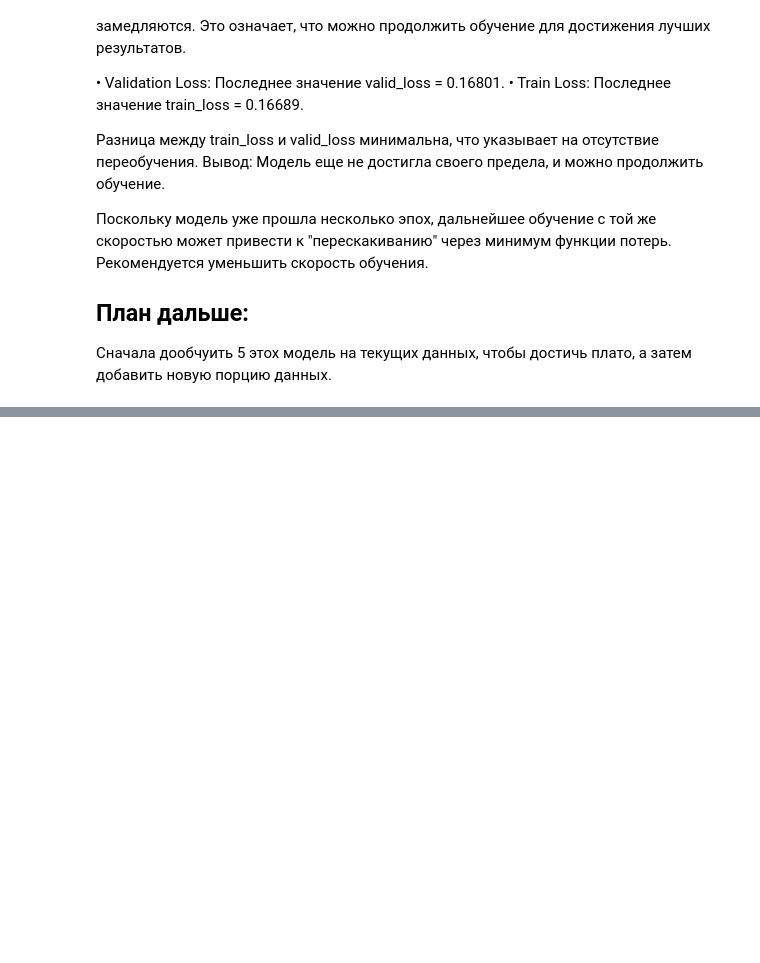
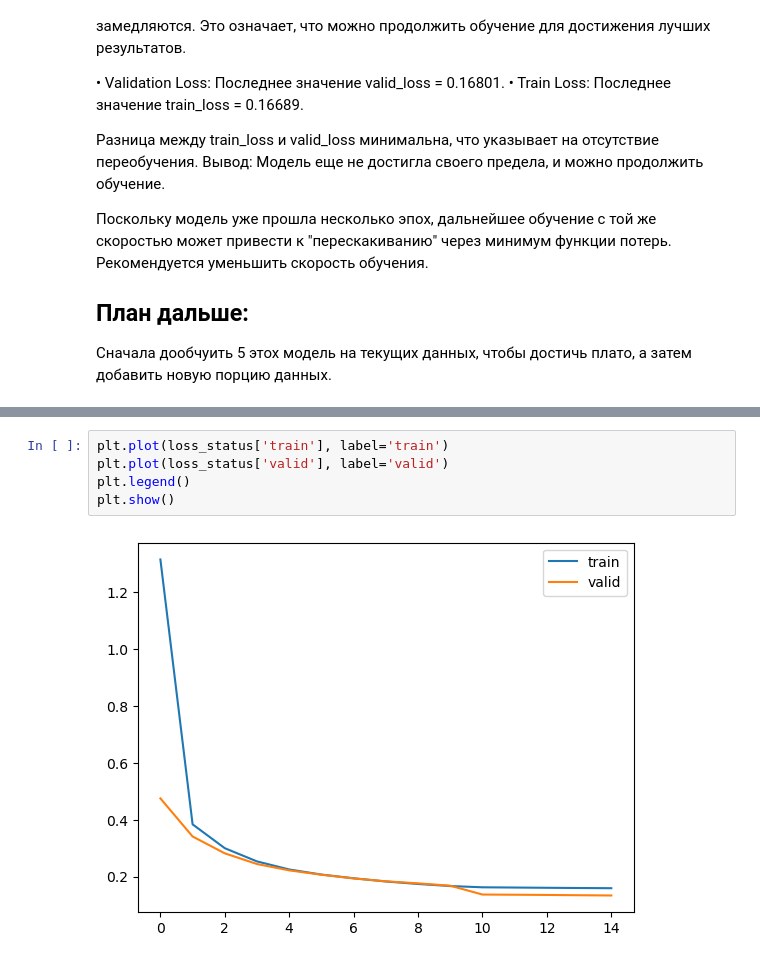
Before and after one commit to LisenKapusta/BioMol-Generator, a Jupyter notebook: model_training/train/bert_train.ipynb, the cells around one changed output, grey strips where cells are left out. Saved outputs shown, nothing was run; the diff lists cells and outputs as text; blank space fills up the shorter version.

```diff
--- a/model_training/train/bert_train.ipynb
+++ b/model_training/train/bert_train.ipynb
@@ -369,0 +396,7 @@ for epoch in range(N_EPOCHS_CONTINUE):
+# %%
+plt.plot(loss_status['train'], label='train')
+plt.plot(loss_status['valid'], label='valid')
+plt.legend()
+plt.show()
+# %% [output]
+[figure, added]
```
Also changed, not shown: parts of 2 cells of this notebook.
